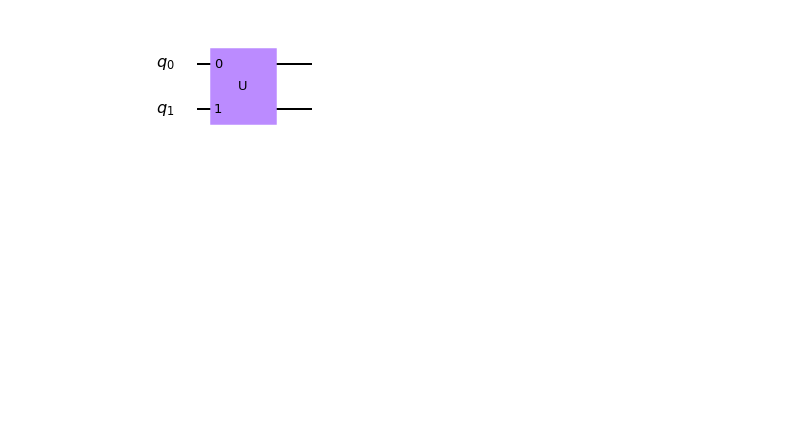
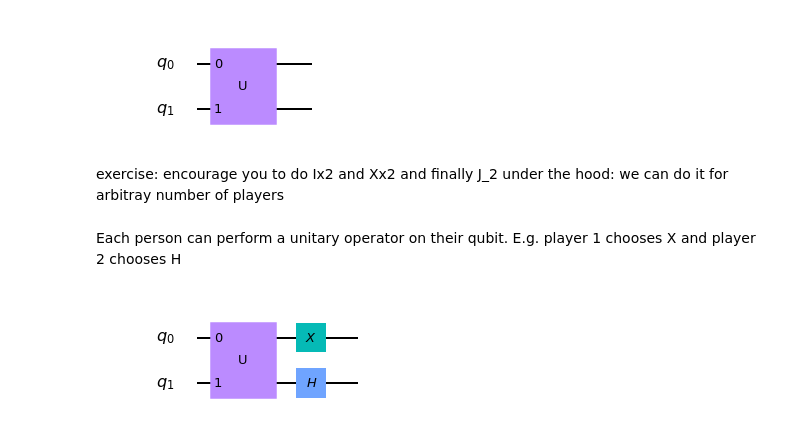
Before and after one commit to desireevl/quantum-game-theory, a Jupyter notebook: quantum_game_theory.ipynb, the cells around one changed output. Cells and saved outputs as stored; diff of their text form; code cells hidden in the pictures; blank space fills up the shorter version.

```diff
--- a/quantum_game_theory.ipynb
+++ b/quantum_game_theory.ipynb
@@ -115,0 +149,12 @@ nash equilibrium
+# %% [markdown]
+exercise: encourage you to do Ix2 and Xx2 and finally J_2
+under the hood: we can do it for arbitray number of players
+# %% [markdown]
+Each person can perform a unitary operator on their qubit.
+E.g. player 1 chooses X and player 2 chooses H
+# %%
+circ.x(0)
+circ.h(1)
+circ.draw(output='mpl')
+# %% [output]
+[figure, added]
```
Also changed, not shown: parts of 36 cells of this notebook.
